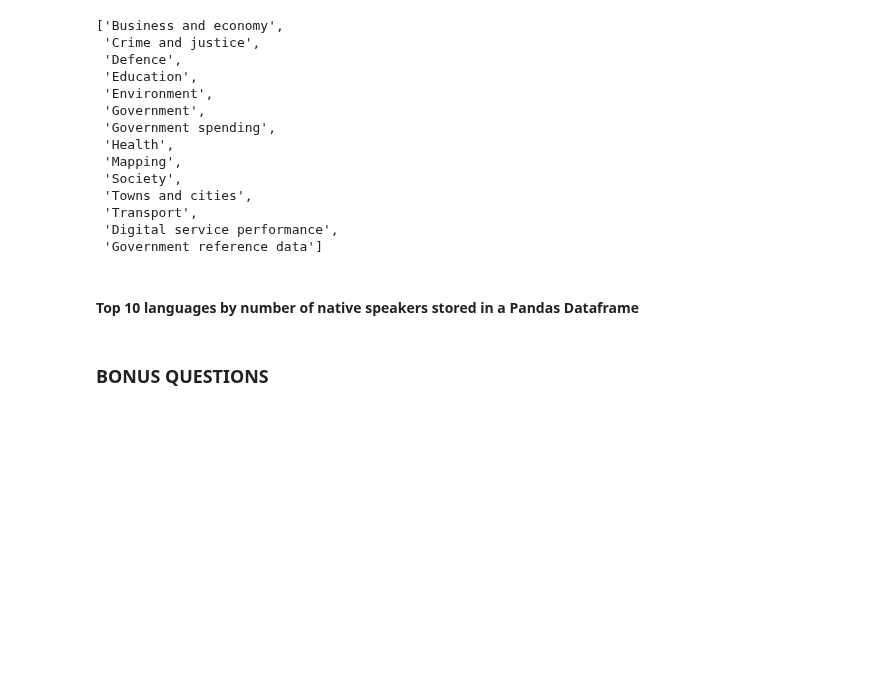
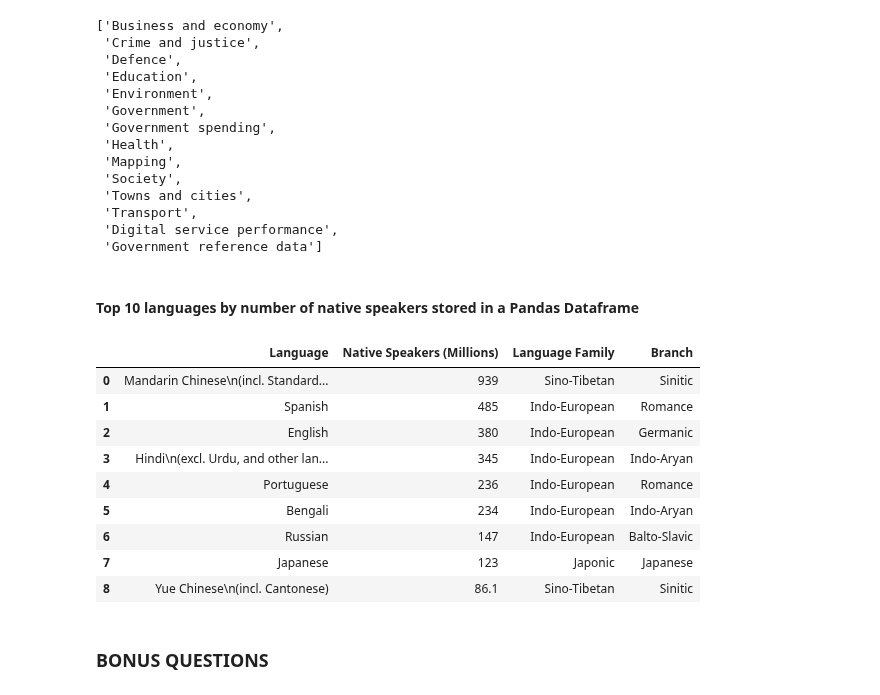
Before and after one commit to Ironhack-Data-Madrid-Octubre-2023/4.3-lab_web_scraping_selenium, a Jupyter notebook: your-code/main.ipynb, the cells around one changed output. Drawn from its saved outputs; the diff is of its cells as text; code cells hidden in the pictures; blank space fills up the shorter version.

```diff
--- a/your-code/main.ipynb
+++ b/your-code/main.ipynb
@@ -408,6 +408,29 @@ urllangs = 'https://en.wikipedia.org/wiki/List_of_languages_by_number_of_native_
 driver.get(urllangs)
 # %%
 rows = driver.find_element(By.XPATH, '//*[@id="mw-content-text"]/div[1]/table[1]').find_element(By.TAG_NAME, 'tbody').find_elements(By.TAG_NAME, 'tr')
+# %%
+data = []
+for row in rows:
+    cols = row.find_elements(By.TAG_NAME ,"td")
+    raw_data = []
+    for col in cols:
+        raw_data.append(col.text)
+
+    data.append(raw_data)
+# %%
+columns = ['Language','Native Speakers (Millions)','Language Family','Branch',]
+pd.DataFrame(data[1:10],columns=columns)
+# %% [output]
+|  | Language | Native Speakers (Millions) | Language Family | Branch |
+| 0 | Mandarin Chinese\n(incl. Standard... | 939 | Sino-Tibetan | Sinitic |
+| 1 | Spanish | 485 | Indo-European | Romance |
+| 2 | English | 380 | Indo-European | Germanic |
+| 3 | Hindi\n(excl. Urdu, and other lan... | 345 | Indo-European | Indo-Aryan |
+| 4 | Portuguese | 236 | Indo-European | Romance |
+| 5 | Bengali | 234 | Indo-European | Indo-Aryan |
+| 6 | Russian | 147 | Indo-European | Balto-Slavic |
+| 7 | Japanese | 123 | Japonic | Japanese |
+| 8 | Yue Chinese\n(incl. Cantonese) | 86.1 | Sino-Tibetan | Sinitic |
 # %% [markdown]
 ### BONUS QUESTIONS
 # %% [markdown]
```
